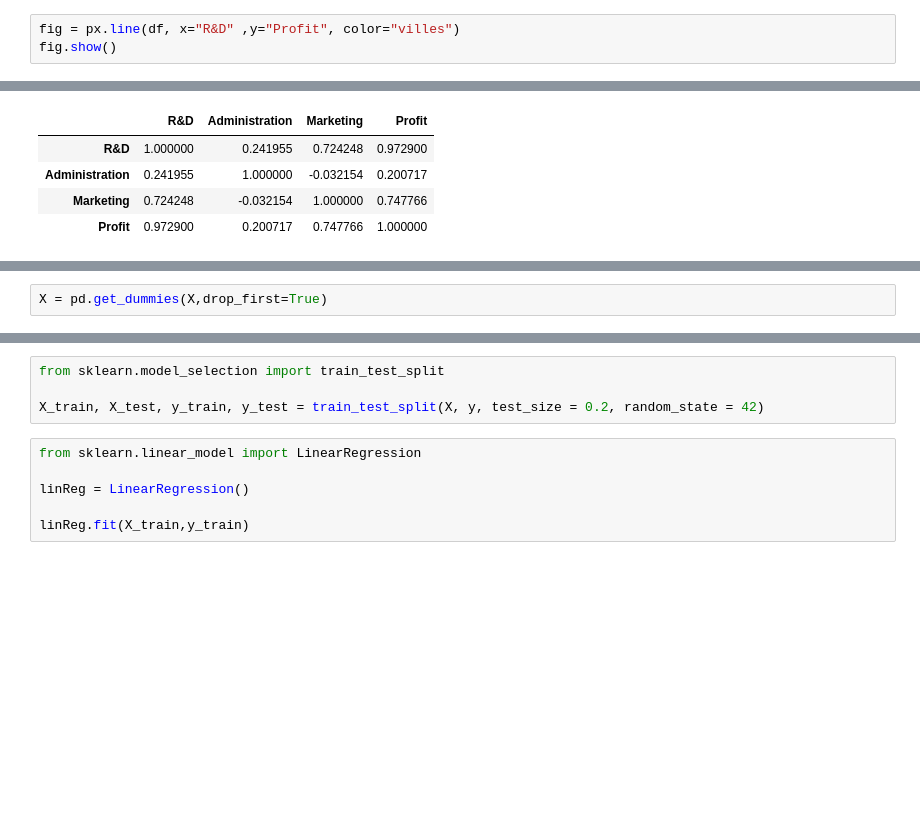
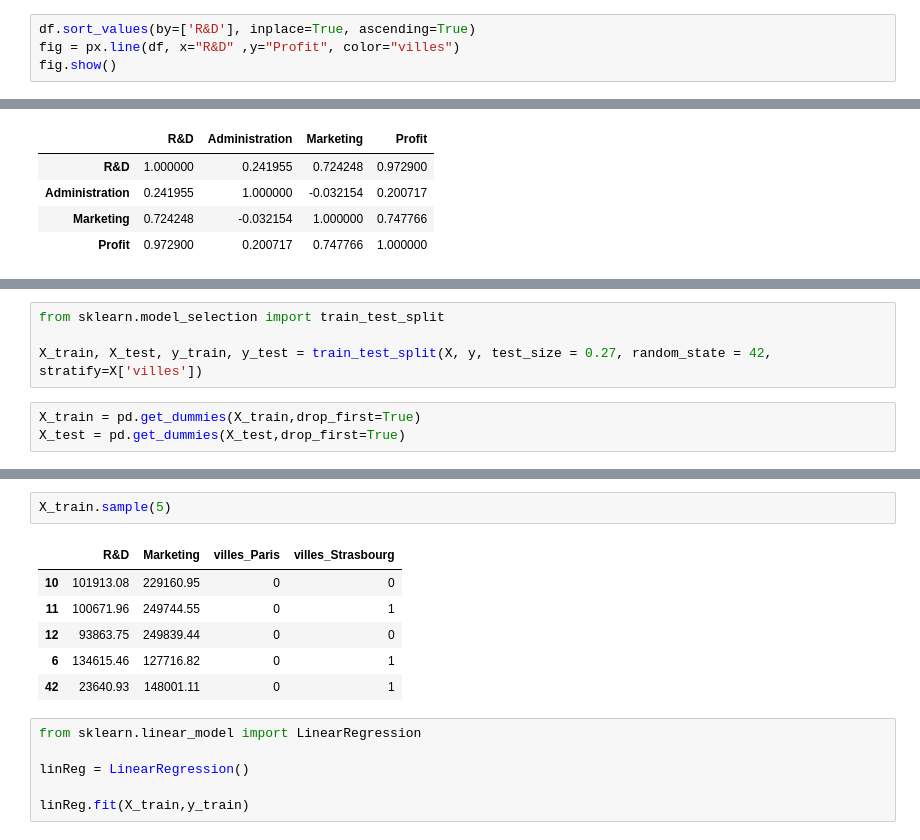
Before and after one commit to CharbonneauJean/20220217-RegLineaire, a Jupyter notebook: reglineaire_jean.ipynb, the cells around one changed output, grey strips where cells are left out. Drawn from its saved outputs; the diff is of its cells as text; blank space fills up the shorter version.

```diff
--- a/reglineaire_jean.ipynb
+++ b/reglineaire_jean.ipynb
@@ -62,3 +69,4 @@ fig.show()
 # %%
+df.sort_values(by=['R&D'], inplace=True, ascending=True)
 fig = px.line(df, x="R&D" ,y="Profit", color="villes")
 fig.show()
@@ -88,6 +104,11 @@ fig.show()
 X = df.drop(['Profit','Administration'],axis=1)
 
 y = df['Profit']
+# %%
+from sklearn.model_selection import train_test_split
+
+X_train, X_test, y_train, y_test = train_test_split(X, y, test_size = 0.27, random_state = 42, stratify=X['villes'])
 # %%
-X = pd.get_dummies(X,drop_first=True)
+X_train = pd.get_dummies(X_train,drop_first=True)
+X_test = pd.get_dummies(X_test,drop_first=True)
 # %%
@@ -95,9 +116,14 @@ X.columns
 # %% [output]
 Index(['R&D', 'Marketing', 'villes_Paris', 'villes_Strasbourg'], dtype='object')
-# %%
-from sklearn.model_selection import train_test_split
-
-X_train, X_test, y_train, y_test = train_test_split(X, y, test_size = 0.2, random_state = 42)
+# %%
+X_train.sample(5)
+# %% [output]
+|  | R&D | Marketing | villes_Paris | villes_Strasbourg |
+| 10 | 101913.08 | 229160.95 | 0 | 0 |
+| 11 | 100671.96 | 249744.55 | 0 | 1 |
+| 12 | 93863.75 | 249839.44 | 0 | 0 |
+| 6 | 134615.46 | 127716.82 | 0 | 1 |
+| 42 | 23640.93 | 148001.11 | 0 | 1 |
 # %%
 from sklearn.linear_model import LinearRegression
 
```
Also changed, not shown: parts of 13 cells of this notebook, 1 other file.
